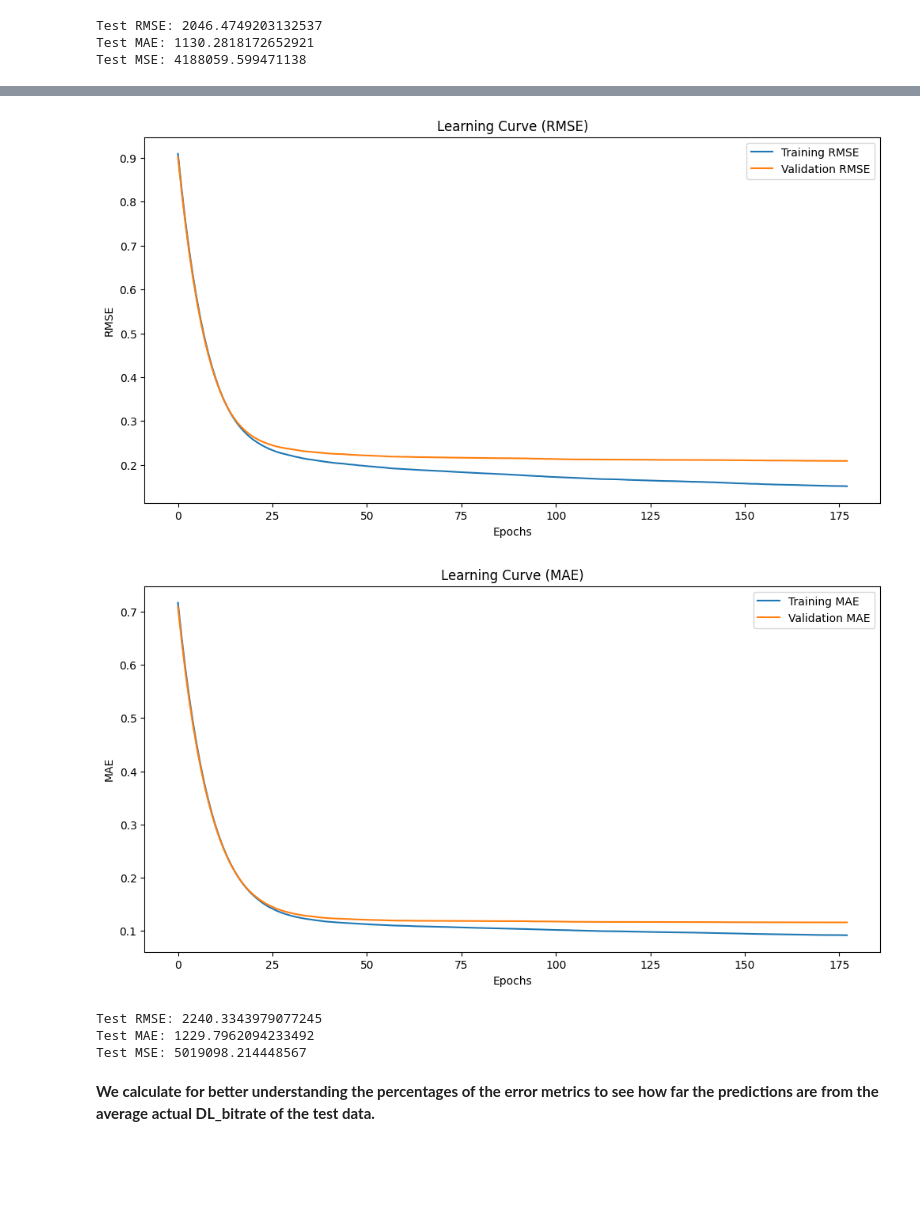
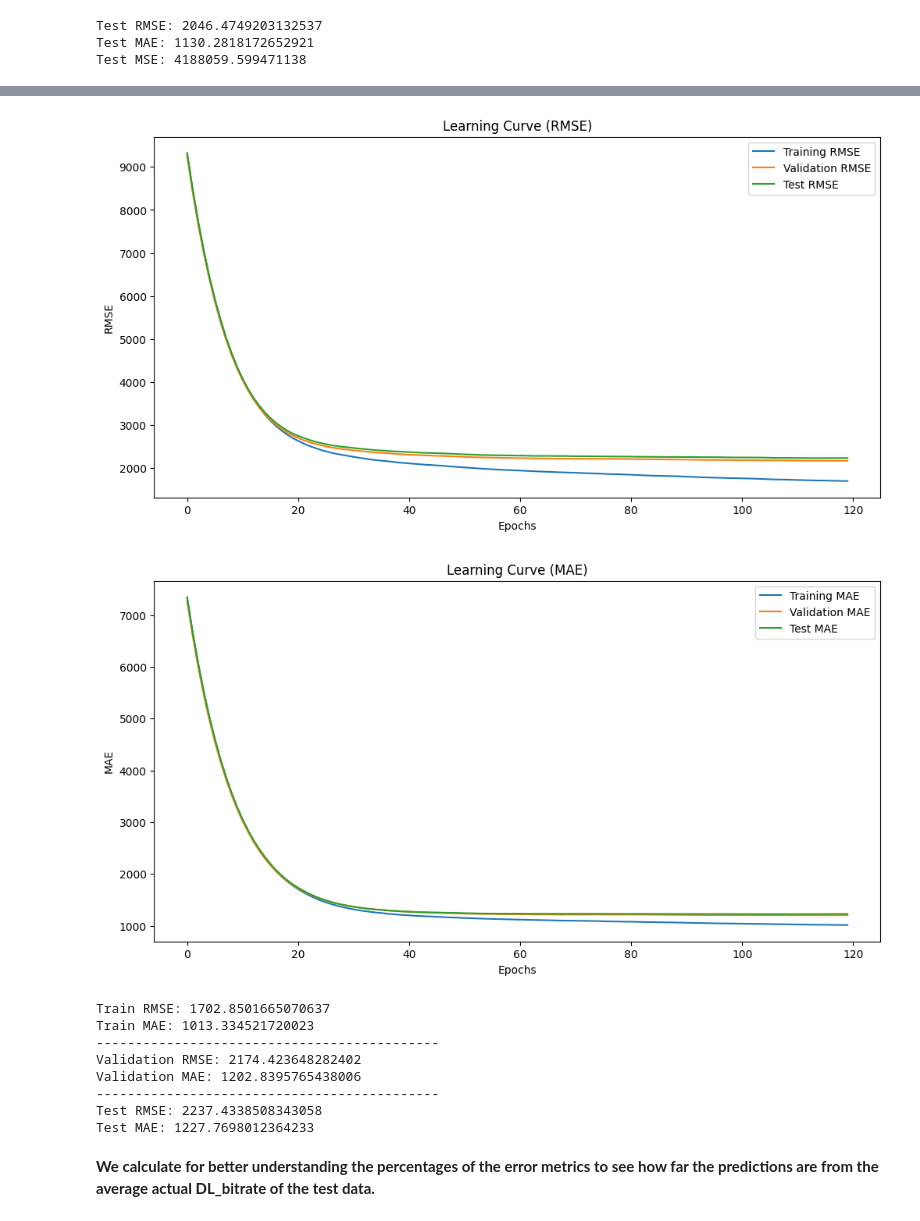
Before and after one commit to miltiadiss/CEID_NE577-5G-Architectures-Technologies-Applications-and-Key-Performance-Indexes, a Jupyter notebook: Code/XGBoost_Regressor_with_XAI.ipynb, the cells around one changed output, grey strips where cells are left out. Drawn from its saved outputs; the diff is of its cells as text; code cells hidden in the pictures; blank space fills up the shorter version.

```diff
--- a/Code/XGBoost_Regressor_with_XAI.ipynb
+++ b/Code/XGBoost_Regressor_with_XAI.ipynb
@@ -314,8 +314,8 @@ params = {
     'eval_metric': ['rmse', 'mae']    # Προσθήκη MAE ως μετρικής
 }
 
-# Ορισμός evals (train και validation set)
-evals = [(dtrain, 'train'), (dval, 'eval')]
+# Ορισμός evals (train, validation, test set)
+evals = [(dtrain, 'train'), (dval, 'eval'), (dtest, 'test')]
 
 # Εκπαίδευση του μοντέλου
 num_round = 200  # Αριθμός εποχών (iterations)
@@ -326,21 +326,34 @@ bst = xgb.train(params, dtrain, num_round, evals=evals, early_stopping_rounds=10
 # Λήψη αποτελεσμάτων εκπαίδευσης για τις μετρικές
 results = history
 
-# Σχεδίαση Learning Curves για RMSE
+# --- Αποκανονικοποίηση των μετρικών για τα learning curves
 epochs = len(results['train']['rmse'])  # Αριθμός εποχών
+
+# Ανάκτηση των πραγματικών τιμών από τις κανονικοποιημένες τιμές
+train_rmse = np.array(results['train']['rmse']) * np.std(y)  # Αποκανονικοποίηση
+eval_rmse = np.array(results['eval']['rmse']) * np.std(y)
+test_rmse = np.array(results['test']['rmse']) * np.std(y)
+
+train_mae = np.array(results['train']['mae']) * np.std(y)  # Αποκανονικοποίηση
+eval_mae = np.array(results['eval']['mae']) * np.std(y)
+test_mae = np.array(results['test']['mae']) * np.std(y)
+
+# --- Σχεδίαση Learning Curves για RMSE
 plt.figure(figsize=(12, 6))
-plt.plot(range(epochs), results['train']['rmse'], label="Training RMSE")
-plt.plot(range(epochs), results['eval']['rmse'], label="Validation RMSE")
+plt.plot(range(epochs), train_rmse, label="Training RMSE")
+plt.plot(range(epochs), eval_rmse, label="Validation RMSE")
+plt.plot(range(epochs), test_rmse, label="Test RMSE")
 plt.xlabel("Epochs")
 plt.ylabel("RMSE")
 plt.title("Learning Curve (RMSE)")
 plt.legend()
 plt.show()
 
-# Σχεδίαση Learning Curves για MAE
+# --- Σχεδίαση Learning Curves για MAE
 plt.figure(figsize=(12, 6))
-plt.plot(range(epochs), results['train']['mae'], label="Training MAE")
-plt.plot(range(epochs), results['eval']['mae'], label="Validation MAE")
+plt.plot(range(epochs), train_mae, label="Training MAE")
+plt.plot(range(epochs), eval_mae, label="Validation MAE")
+plt.plot(range(epochs), test_mae, label="Test MAE")
 plt.xlabel("Epochs")
 plt.ylabel("MAE")
 plt.title("Learning Curve (MAE)")
@@ -350,18 +363,38 @@ plt.show()
 # Προβλέψεις στο test set
 y_test_pred = bst.predict(dtest)
 
-# Αποκανονικοποίηση των προβλέψεων
+# Αποκανονικοποίηση των προβλέψεων για το test set
 y_test_pred_denorm = scaler_y.inverse_transform(y_test_pred.reshape(-1, 1)).flatten()
 
 # Δημιουργία μιας νέας στήλης με τις προβλεπόμενες τιμές στο αρχικό df
 df.loc[len(df) - len(y_test_pred_denorm):, 'Predicted_DL_bitrate'] = y_test_pred_denorm
 
+# Υπολογισμός μετρικών απόδοσης στο training set
+y_train_pred = bst.predict(dtrain)
+y_train_pred_denorm = scaler_y.inverse_transform(y_train_pred.reshape(-1, 1)).flatten()
+
+train_rmse = np.sqrt(mean_squared_error(scaler_y.inverse_transform(y_train.reshape(-1, 1)), y_train_pred_denorm))
+train_mae = mean_absolute_error(scaler_y.inverse_transform(y_train.reshape(-1, 1)), y_train_pred_denorm)
+
+print(f"Train RMSE: {train_rmse}")
+print(f"Train MAE: {train_mae}")
+print("--------------------------------------------")
+
+# Υπολογισμός μετρικών απόδοσης στο validation set
+y_val_pred = bst.predict(dval)
+y_val_pred_denorm = scaler_y.inverse_transform(y_val_pred.reshape(-1, 1)).flatten()
+
+val_rmse = np.sqrt(mean_squared_error(scaler_y.inverse_transform(y_val.reshape(-1, 1)), y_val_pred_denorm))
+val_mae = mean_absolute_error(scaler_y.inverse_transform(y_val.reshape(-1, 1)), y_val_pred_denorm)
+
+print(f"Validation RMSE: {val_rmse}")
+print(f"Validation MAE: {val_mae}")
+print("--------------------------------------------")
+
 # Υπολογισμός μετρικών απόδοσης στο test set
 test_rmse = np.sqrt(mean_squared_error(scaler_y.inverse_transform(y_test.reshape(-1, 1)), y_test_pred_denorm))
 test_mae = mean_absolute_error(scaler_y.inverse_transform(y_test.reshape(-1, 1)), y_test_pred_denorm)
-test_mse = mean_squared_error(scaler_y.inverse_transform(y_test.reshape(-1, 1)), y_test_pred_denorm)
 
 print(f"Test RMSE: {test_rmse}")
 print(f"Test MAE: {test_mae}")
-print(f"Test MSE: {test_mse}")
 # %% [output]
@@ -387,8 +414,13 @@ print(f"Test MSE: {test_mse}")
-[figure, old version]
+[figure, new version]
-[figure, old version]
+[figure, new version]
-Test RMSE: 2240.3343979077245
-Test MAE: 1229.7962094233492
-Test MSE: 5019098.214448567
+Train RMSE: 1702.8501665070637
+Train MAE: 1013.334521720023
+--------------------------------------------
+Validation RMSE: 2174.423648282402
+Validation MAE: 1202.8395765438006
+--------------------------------------------
+Test RMSE: 2237.4338508343058
+Test MAE: 1227.7698012364233
 # %% [markdown]
 **We calculate for better understanding the percentages of the error metrics to see how far the predictions are from the average actual DL_bitrate of the test data.**
 # %%
```
Also changed, not shown: parts of 3 cells of this notebook.
